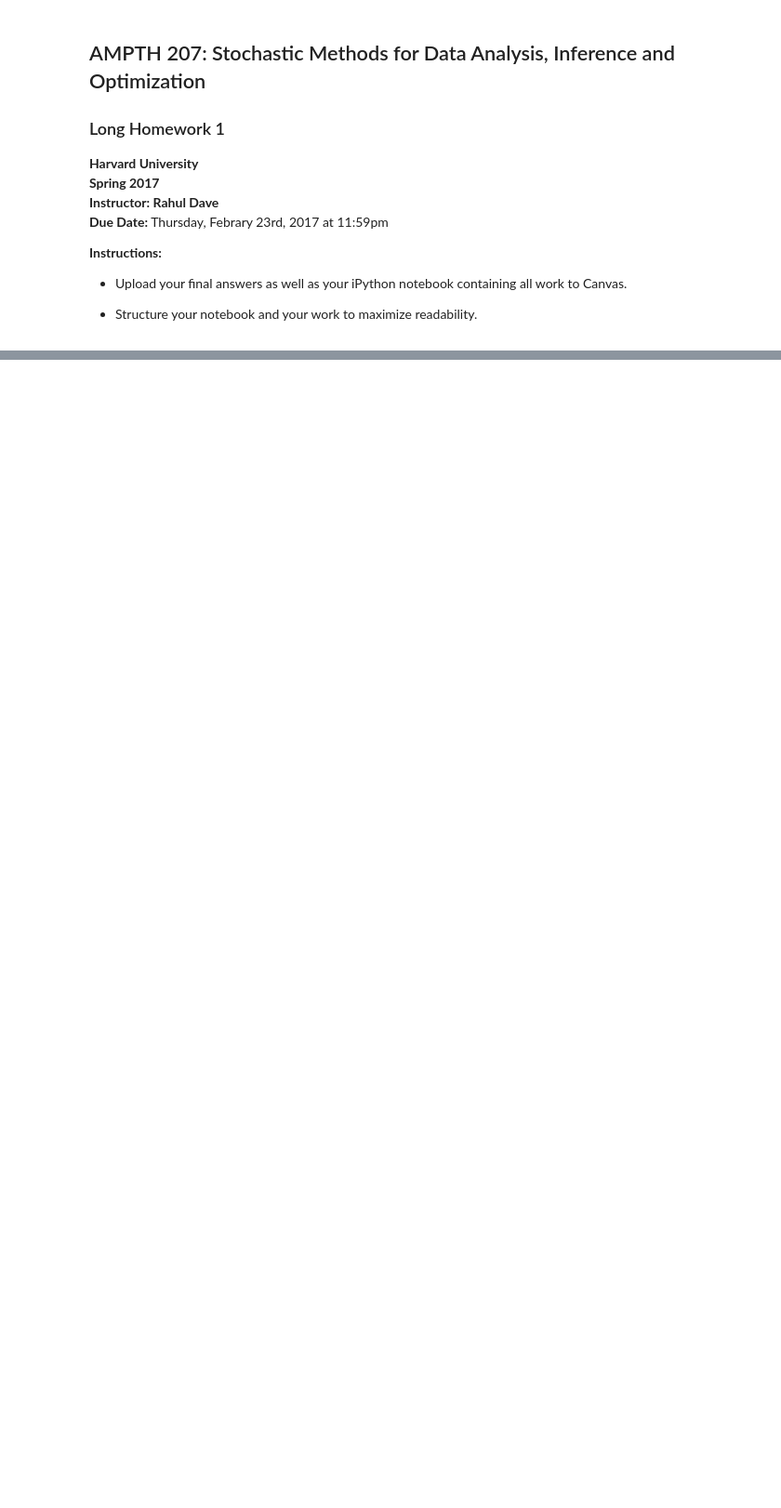
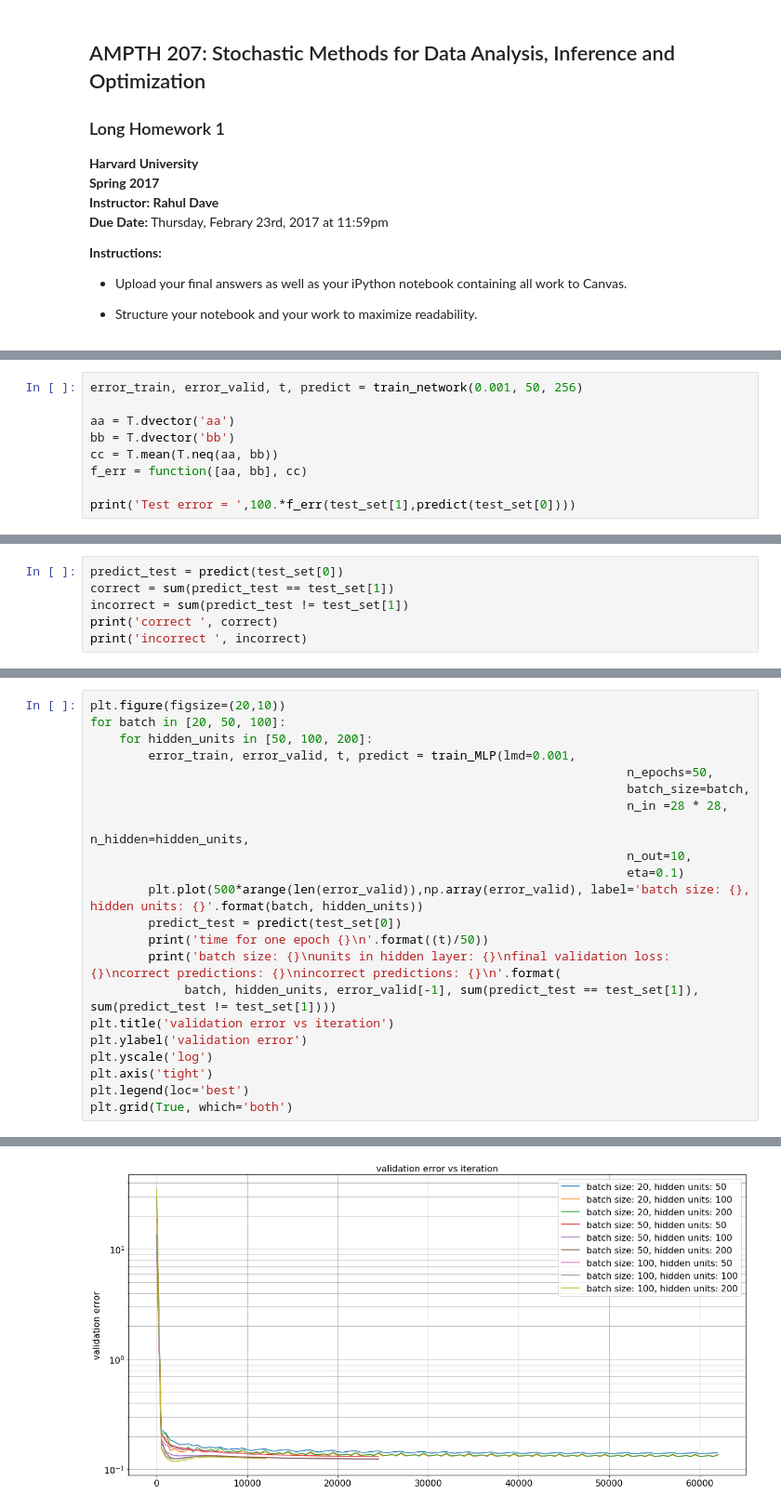
Before and after one commit to nikhilaravi/am207, a Jupyter notebook: Long_HW_1.ipynb, the cells around one changed output, grey strips where cells are left out. Shown at 93% size. Saved outputs shown, nothing was run; the diff lists cells and outputs as text; blank space fills up the shorter version.

```diff
--- a/Long_HW_1.ipynb
+++ b/Long_HW_1.ipynb
@@ -71,0 +269,9 @@ with gzip.open(dataset, 'rb') as f:
+# %%
+error_train, error_valid, t, predict = train_network(0.001, 50, 256)
+
+aa = T.dvector('aa')
+bb = T.dvector('bb')
+cc = T.mean(T.neq(aa, bb))
+f_err = function([aa, bb], cc)
+
+print('Test error = ',100.*f_err(test_set[1],predict(test_set[0])))
@@ -71,0 +281,6 @@ with gzip.open(dataset, 'rb') as f:
+# %%
+predict_test = predict(test_set[0])
+correct = sum(predict_test == test_set[1])
+incorrect = sum(predict_test != test_set[1])
+print('correct ', correct)
+print('incorrect ', incorrect)
@@ -71,0 +462,23 @@ with gzip.open(dataset, 'rb') as f:
+# %%
+plt.figure(figsize=(20,10))
+for batch in [20, 50, 100]:
+    for hidden_units in [50, 100, 200]:
+        error_train, error_valid, t, predict = train_MLP(lmd=0.001,
+                                                                          n_epochs=50,
+                                                                          batch_size=batch,
+                                                                          n_in =28 * 28,
+                                                                          n_hidden=hidden_units,
+                                                                          n_out=10,
+                                                                          eta=0.1)
+        plt.plot(500*arange(len(error_valid)),np.array(error_valid), label='batch size: {}, hidden units: {}'.format(batch, hidden_units))
+        predict_test = predict(test_set[0])
+        print('time for one epoch {}\n'.format((t)/50))
+        print('batch size: {}\nunits in hidden layer: {}\nfinal validation loss: {}\ncorrect predictions: {}\nincorrect predictions: {}\n'.format(
+             batch, hidden_units, error_valid[-1], sum(predict_test == test_set[1]), sum(predict_test != test_set[1])))
+plt.title('validation error vs iteration')
+plt.ylabel('validation error')
+plt.yscale('log')
+plt.axis('tight')
+plt.legend(loc='best')
+plt.grid(True, which='both')
+# %% [output]
@@ -71,0 +502 @@ with gzip.open(dataset, 'rb') as f:
+[figure, added]
```
Also changed, not shown: parts of 24 cells of this notebook, 3 other files.
